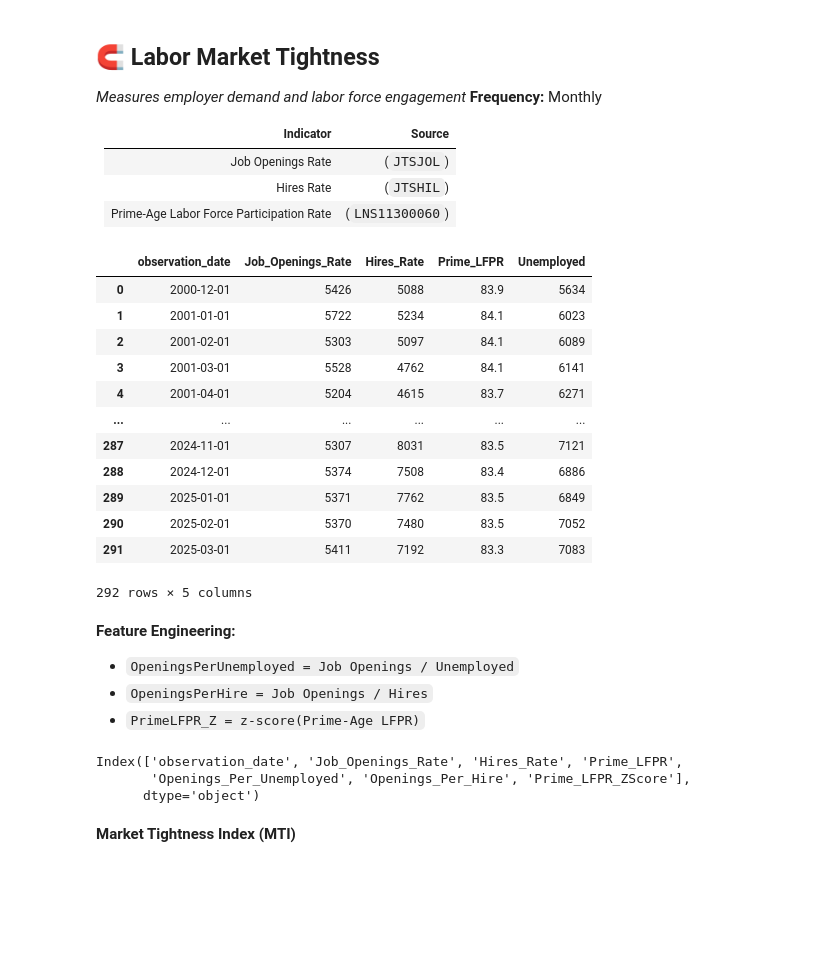
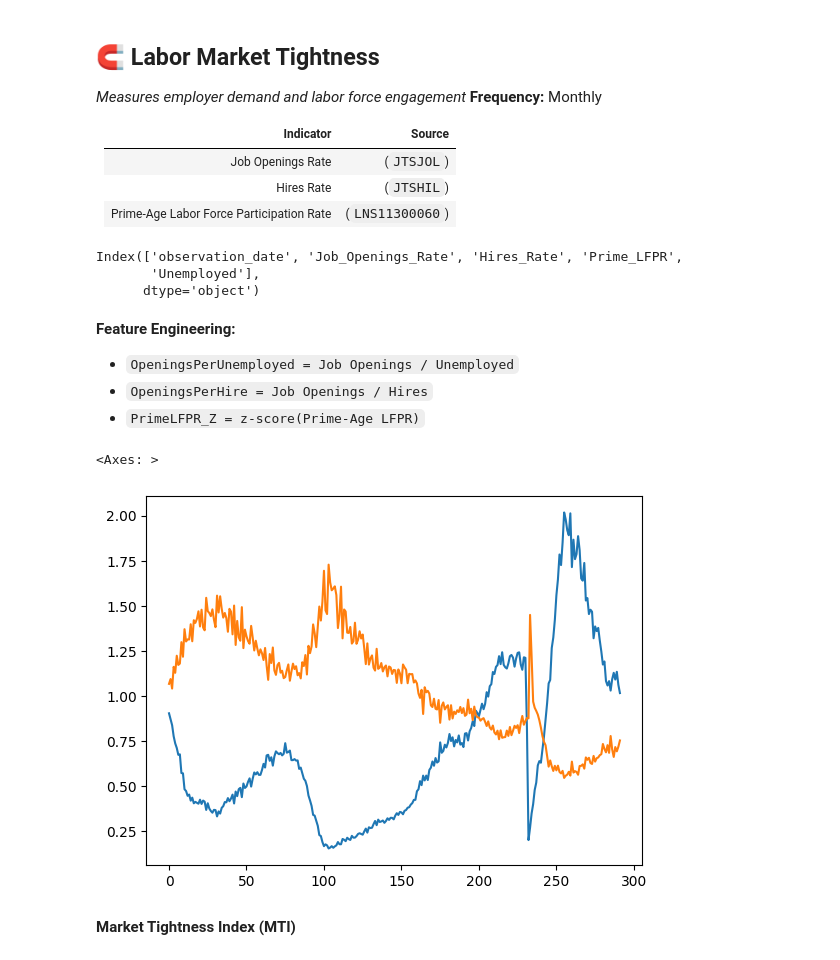
Before and after one commit to Makster04/Labor_Market_Index, a Jupyter notebook: LMT/Labor_Market_Tightness.ipynb, the cells around one changed output. Saved outputs shown, nothing was run; the diff lists cells and outputs as text; code cells hidden in the pictures; blank space fills up the shorter version.

```diff
--- a/LMT/Labor_Market_Tightness.ipynb
+++ b/LMT/Labor_Market_Tightness.ipynb
@@ -60,21 +60,11 @@ conn.close()
 # Provide the file to the user
 
 
-Labor_Market_Tightness_df
+print(Labor_Market_Tightness_df.columns)
 # %% [output]
-|  | observation_date | Job_Openings_Rate | Hires_Rate | Prime_LFPR | Unemployed |
-| 0 | 2000-12-01 | 5426 | 5088 | 83.9 | 5634 |
-| 1 | 2001-01-01 | 5722 | 5234 | 84.1 | 6023 |
-| 2 | 2001-02-01 | 5303 | 5097 | 84.1 | 6089 |
-| 3 | 2001-03-01 | 5528 | 4762 | 84.1 | 6141 |
-| 4 | 2001-04-01 | 5204 | 4615 | 83.7 | 6271 |
-| ... | ... | ... | ... | ... | ... |
-| 287 | 2024-11-01 | 5307 | 8031 | 83.5 | 7121 |
-| 288 | 2024-12-01 | 5374 | 7508 | 83.4 | 6886 |
-| 289 | 2025-01-01 | 5371 | 7762 | 83.5 | 6849 |
-| 290 | 2025-02-01 | 5370 | 7480 | 83.5 | 7052 |
-| 291 | 2025-03-01 | 5411 | 7192 | 83.3 | 7083 |
-292 rows × 5 columns
+Index(['observation_date', 'Job_Openings_Rate', 'Hires_Rate', 'Prime_LFPR',
+       'Unemployed'],
+      dtype='object')
 # %% [markdown]
 **Feature Engineering:**
 
@@ -84,15 +74,30 @@ Labor_Market_Tightness_df
 # %%
 from scipy.stats import zscore
 
-Labor_Market_Tightness_df['Openings_Per_Unemployed'] = Labor_Market_Tightness_df['Job_Openings_Rate']/Labor_Market_Tightness_df['Unemployed']
-Labor_Market_Tightness_df['Openings_Per_Hire'] = Labor_Market_Tightness_df['Job_Openings_Rate']/Labor_Market_Tightness_df['Hires_Rate']
-Labor_Market_Tightness_df['Prime_LFPR_ZScore'] = zscore(Labor_Market_Tightness_df['Job_Openings_Rate'])
-Labor_Market_Tightness_df = Labor_Market_Tightness_df.drop('Unemployed', axis=1)
-Labor_Market_Tightness_df.columns
+# Demand-side metrics
+Labor_Market_Tightness_df['Openings_Per_Unemployed'] = (
+    Labor_Market_Tightness_df['Job_Openings_Rate'] / Labor_Market_Tightness_df['Unemployed']
+)
+
+Labor_Market_Tightness_df['Openings_Per_Hire'] = (
+    Labor_Market_Tightness_df['Job_Openings_Rate'] / Labor_Market_Tightness_df['Hires_Rate']
+)
+
+# Supply-side absorption
+Labor_Market_Tightness_df['Hires_Per_Unemployed'] = (
+    Labor_Market_Tightness_df['Hires_Rate'] / Labor_Market_Tightness_df['Unemployed']
+)
+
+# Labor force engagement (already a rate, so z-score directly)
+Labor_Market_Tightness_df['Prime_LFPR_ZScore'] = zscore(
+    Labor_Market_Tightness_df['Prime_LFPR'], nan_policy='omit'
+)
+
+Labor_Market_Tightness_df['Hires_Per_Unemployed'].plot()
+Labor_Market_Tightness_df['Openings_Per_Hire'].plot()
 # %% [output]
-Index(['observation_date', 'Job_Openings_Rate', 'Hires_Rate', 'Prime_LFPR',
-       'Openings_Per_Unemployed', 'Openings_Per_Hire', 'Prime_LFPR_ZScore'],
-      dtype='object')
+<Axes: >
+[figure, added]
 # %% [markdown]
 **Market Tightness Index (MTI)**
 # %%
```
Also changed, not shown: parts of 1 cell of this notebook, 10 other files.
